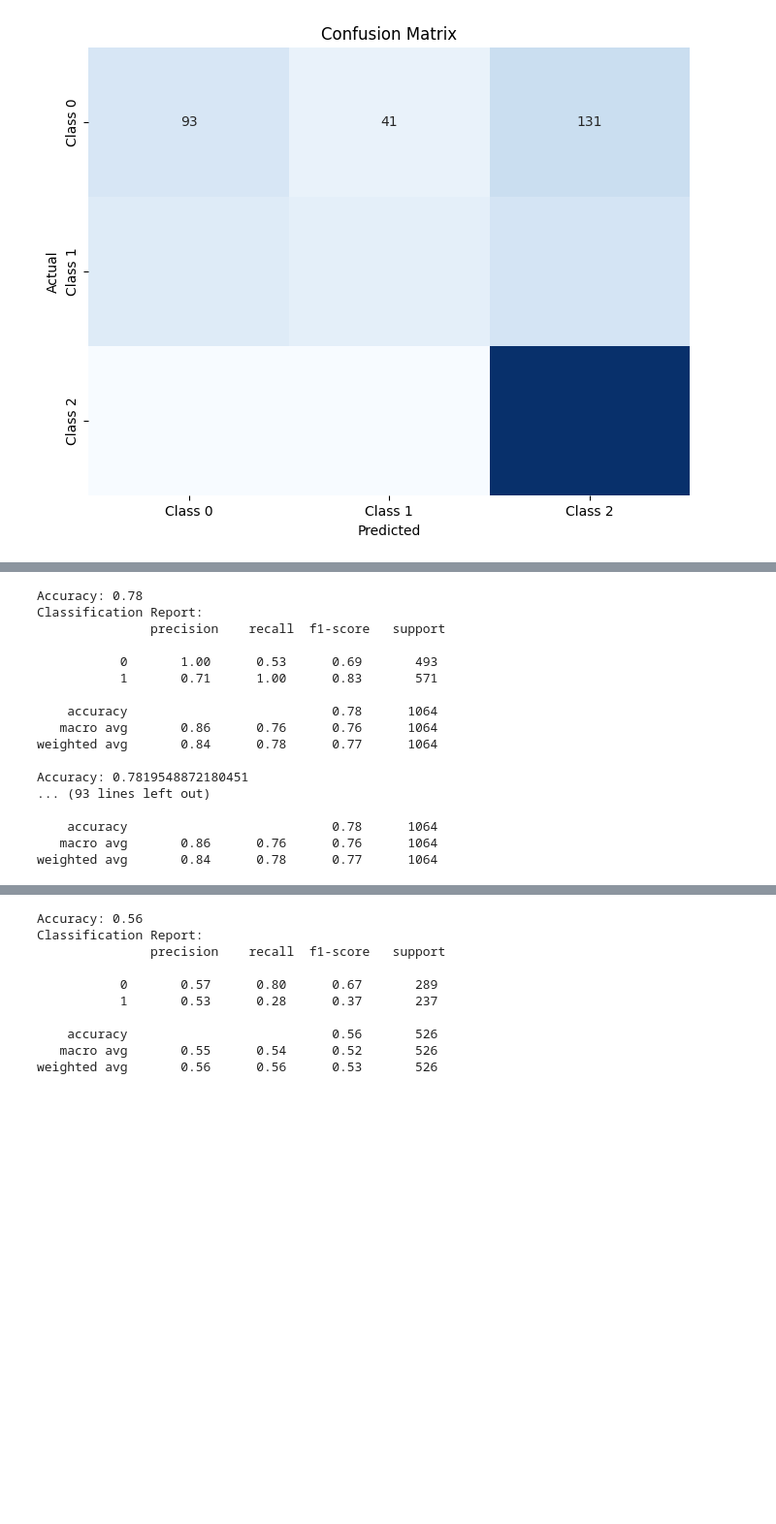
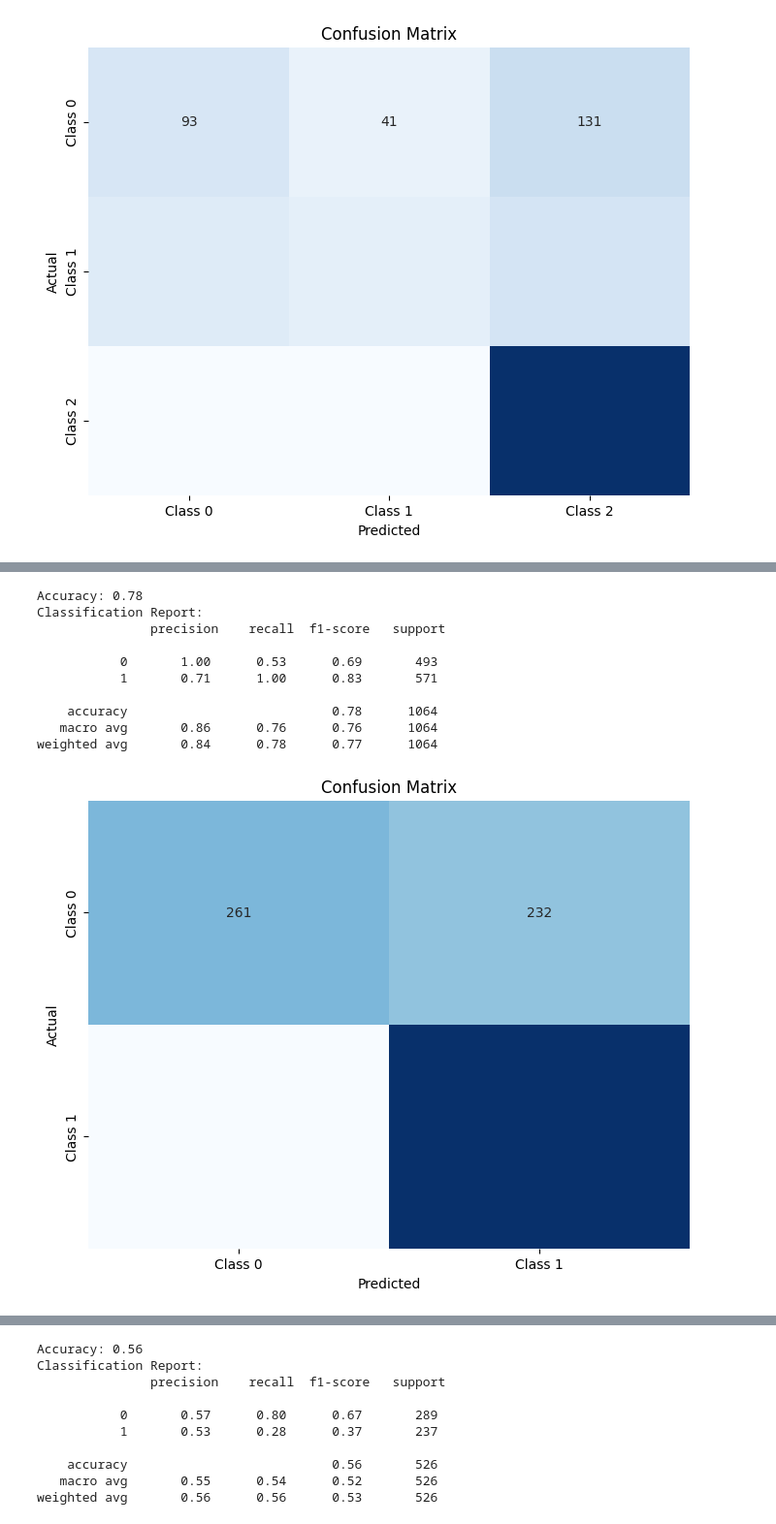
Before and after one commit to vratins/PromoterStrength, a Jupyter notebook: training.ipynb, the cells around one changed output, grey strips where cells are left out. Shown at 97% size. Saved outputs shown, nothing was run; the diff lists cells and outputs as text; code cells hidden in the pictures; blank space fills up the shorter version.

```diff
--- a/training.ipynb
+++ b/training.ipynb
@@ -318,3 +318,20 @@ Classification Report:
    macro avg       0.62      0.53      0.53      1064
 weighted avg       0.64      0.68      0.63      1064
 [figure]
+# %%
+# try binary classification for promoter vs. nonpromoter
+df_train['Strengths'] = df_train['Strengths'].replace(1, 0) #
+# Step 2: Convert all 2 to 1
+# df_train['Strengths'] = df_train['Strengths'].replace(2, 1)
+X = df_train.drop(columns=['Sequences','Strengths'], axis=1)
+y = df_train['Strengths']
+# Assuming df is your DataFrame
+strength_counts = df_train['Strengths'].value_counts()
+
+# Print the counts
+print("Count of 0's:", strength_counts.get(0, 0))  # Replace 1 with the actual value you're interested in
+print("Count of 1's:", strength_counts.get(1, 0))
+print("Count of 2's:", strength_counts.get(2, 0))
+df = pd.read_csv('train_data_clf_mean.csv')
+# print(df)
+print(df_train)
@@ -323,40 +358,46 @@ weighted avg       0.64      0.68      0.63      1064
 df_train['Strengths'] = df_train['Strengths'].replace(1, 0)
 # Step 2: Convert all 2 to 1
 df_train['Strengths'] = df_train['Strengths'].replace(2, 1)
 X = df_train.drop(columns=['Sequences','Strengths'], axis=1)
 y = df_train['Strengths']
 
 # Split the data into training and testing sets
 X_train, X_test, y_train, y_test = train_test_split(X, y, test_size=0.2, random_state=42)
 # Initialize an XGBoost classifier
 xgb_classifier = xgb.XGBClassifier()
 # Train the classifier
 xgb_classifier.fit(X_train, y_train)
 # Make predictions on the test set
 y_pred = xgb_classifier.predict(X_test)
 # Evaluate the accuracy
 accuracy = accuracy_score(y_test, y_pred)
 print(f'Accuracy: {accuracy:.2f}')
 # Classification Report for more detailed metrics
 print("Classification Report:\n", classification_report(y_test, y_pred))
+
+# Step 5: Create Confusion Matrix
+conf_matrix = confusion_matrix(y_test, y_pred)
+# Step 6: Plot Confusion Matrix using seaborn
+plt.figure(figsize=(8, 6))
+sns.heatmap(conf_matrix, annot=True, fmt='d', cmap='Blues', cbar=False,
+            xticklabels=['Class 0', 'Class 1'],
+            yticklabels=['Class 0', 'Class 1'])
+plt.title('Confusion Matrix')
+plt.xlabel('Predicted')
+plt.ylabel('Actual')
+plt.show()
 # %% [output]
 Accuracy: 0.78
 Classification Report:
                precision    recall  f1-score   support
 
            0       1.00      0.53      0.69       493
            1       0.71      1.00      0.83       571
 
     accuracy                           0.78      1064
    macro avg       0.86      0.76      0.76      1064
 weighted avg       0.84      0.78      0.77      1064
-
-Accuracy: 0.7819548872180451
-... (93 lines left out)
-
-    accuracy                           0.78      1064
-   macro avg       0.86      0.76      0.76      1064
-weighted avg       0.84      0.78      0.77      1064
+[figure, added]
 # %%
 from sklearn.linear_model import LogisticRegression
 
```
Also changed, not shown: parts of 2 cells of this notebook.
